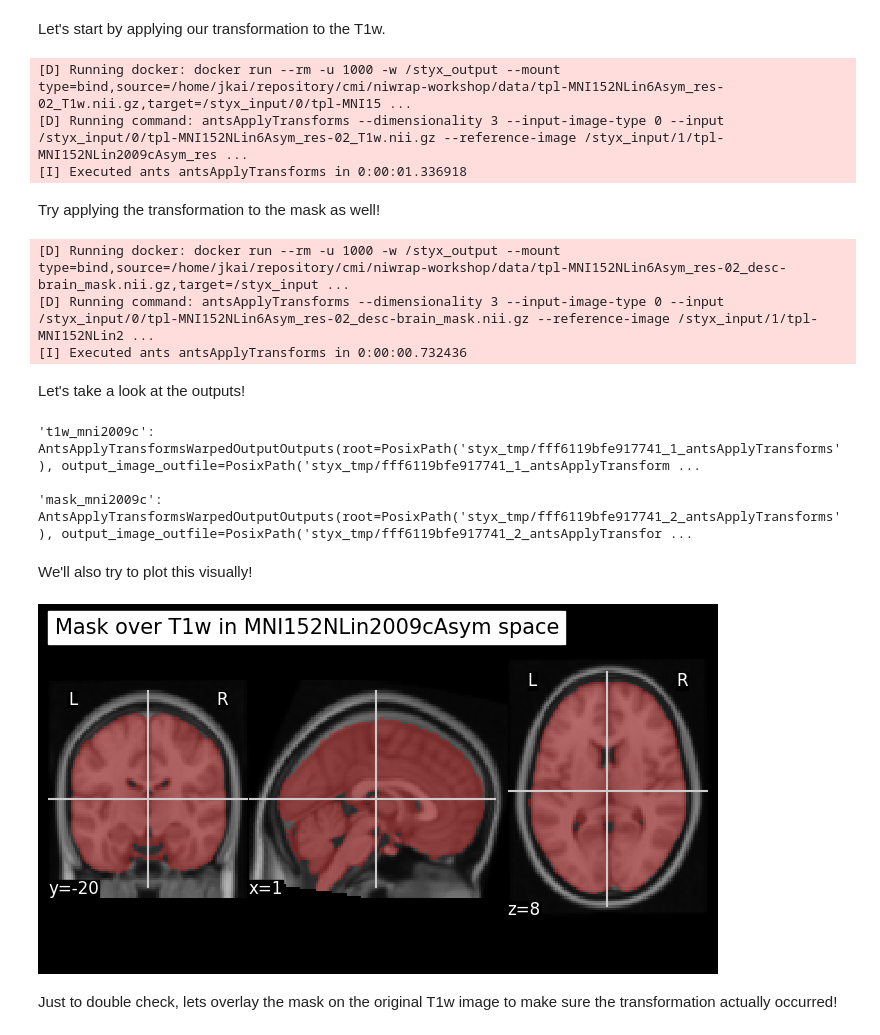
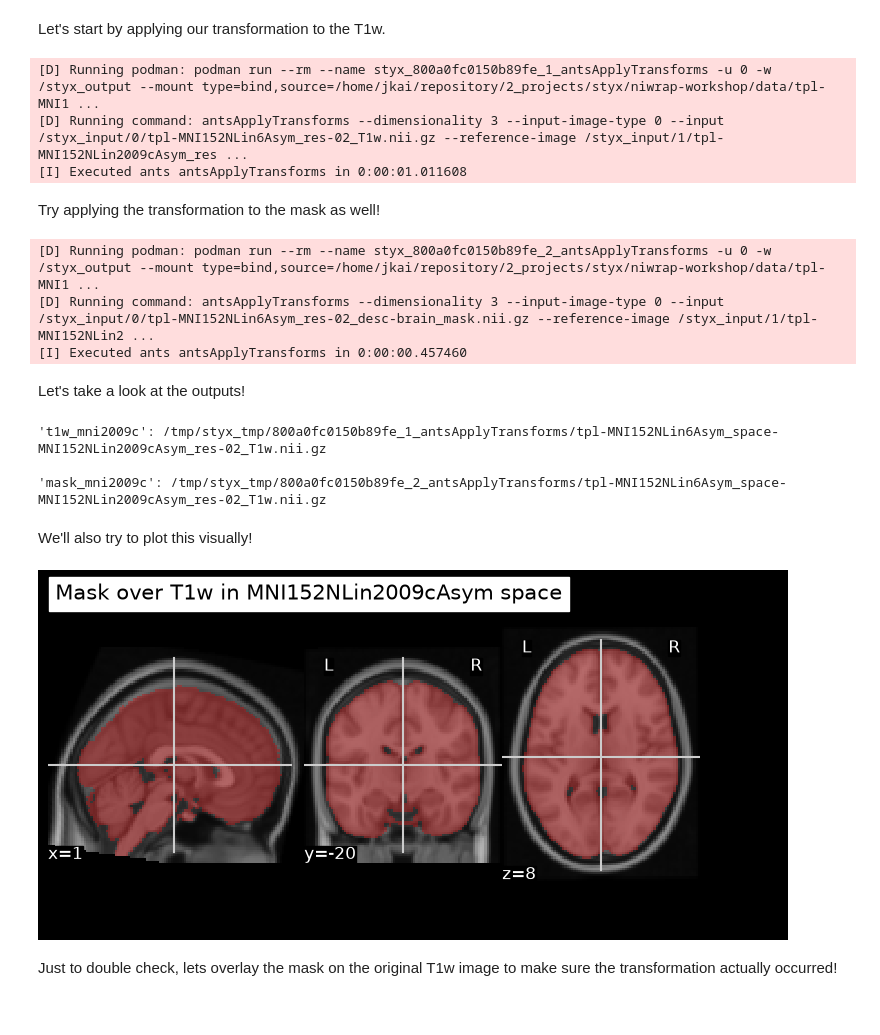
Before and after one commit to styx-api/niwrap-workshop, a Jupyter notebook: notebooks/Getting-Started-Solutions.ipynb, the cells around one changed output. Saved outputs shown, nothing was run; the diff lists cells and outputs as text; code cells hidden in the pictures.

```diff
--- a/notebooks/Getting-Started-Solutions.ipynb
+++ b/notebooks/Getting-Started-Solutions.ipynb
@@ -220,18 +196,22 @@ antsApplyTransforms \
   --transform ../data/tpl-MNI152NLin6Asym_from-MNI152NLin2009cAsym_mode-image_xfm.mat
 '''
 t1w_mni2009c = ants.ants_apply_transforms(
+    dimensionality=3,
+    input_image_type=0,
     input_image=t1w,
     reference_image=ref,
-    output=ants.ants_apply_transforms_warped_output_params("tpl-MNI152NLin6Asym_space-MNI152NLin2009cAsym_res-02_T1w.nii.gz"),
-    transform=[ants.ants_apply_transforms_transform_file_name_params(xfm)],
-    interpolation=ants.ants_apply_transforms_linear_params(),
-    dimensionality=3,
-    input_image_type=0,
+    output=ants.ants_apply_transforms_warped_output_params(
+        "tpl-MNI152NLin6Asym_space-MNI152NLin2009cAsym_res-02_T1w.nii.gz"
+    ),
+    interpolation="Linear",
+    transform=[
+        ants.ants_apply_transforms_transform_file_name_params(xfm)
+    ],
 )
 # %% [output]
-[D] Running docker: docker run --rm -u 1000 -w /styx_output --mount type=bind,source=/home/jkai/repository/cmi/niwrap-workshop/data/tpl-MNI152NLin6Asym_res-02_T1w.nii.gz,target=/styx_input/0/tpl-MNI15 ...
+[D] Running podman: podman run --rm --name styx_800a0fc0150b89fe_1_antsApplyTransforms -u 0 -w /styx_output --mount type=bind,source=/home/jkai/repository/2_projects/styx/niwrap-workshop/data/tpl-MNI1 ...
 [D] Running command: antsApplyTransforms --dimensionality 3 --input-image-type 0 --input /styx_input/0/tpl-MNI152NLin6Asym_res-02_T1w.nii.gz --reference-image /styx_input/1/tpl-MNI152NLin2009cAsym_res ...
-[I] Executed ants antsApplyTransforms in 0:00:01.336918
+[I] Executed ants antsApplyTransforms in 0:00:01.011608
 # %% [markdown]
 Try applying the transformation to the mask as well!
 # %%
@@ -246,44 +226,48 @@ antsApplyTransforms \
   --transform ../data/tpl-MNI152NLin6Asym_from-MNI152NLin2009cAsym_mode-image_xfm.mat
 '''
 mask_mni2009c = ants.ants_apply_transforms(
+    dimensionality=3,
+    input_image_type=0,
     input_image=mask,
     reference_image=ref,
-    output=ants.ants_apply_transforms_warped_output_params("tpl-MNI152NLin6Asym_space-MNI152NLin2009cAsym_res-02_T1w.nii.gz"),
-    transform=[ants.ants_apply_transforms_transform_file_name_params(xfm)],
-    interpolation=ants.ants_apply_transforms_nearest_neighbor_params(),
-    dimensionality=3,
-    input_image_type=0,
+    output=ants.ants_apply_transforms_warped_output_params(
+        "tpl-MNI152NLin6Asym_space-MNI152NLin2009cAsym_res-02_T1w.nii.gz"
+    ),
+    interpolation="NearestNeighbor",
+    transform=[
+        ants.ants_apply_transforms_transform_file_name_params(xfm)
+    ],
 )
 # %% [output]
-[D] Running docker: docker run --rm -u 1000 -w /styx_output --mount type=bind,source=/home/jkai/repository/cmi/niwrap-workshop/data/tpl-MNI152NLin6Asym_res-02_desc-brain_mask.nii.gz,target=/styx_input ...
+[D] Running podman: podman run --rm --name styx_800a0fc0150b89fe_2_antsApplyTransforms -u 0 -w /styx_output --mount type=bind,source=/home/jkai/repository/2_projects/styx/niwrap-workshop/data/tpl-MNI1 ...
 [D] Running command: antsApplyTransforms --dimensionality 3 --input-image-type 0 --input /styx_input/0/tpl-MNI152NLin6Asym_res-02_desc-brain_mask.nii.gz --reference-image /styx_input/1/tpl-MNI152NLin2 ...
-[I] Executed ants antsApplyTransforms in 0:00:00.732436
+[I] Executed ants antsApplyTransforms in 0:00:00.457460
 # %% [markdown]
 Let's take a look at the outputs!
 
 <!-- Look at folder and at variables -->
 # %%
-print(f"'t1w_mni2009c': {t1w_mni2009c.output}\n")
-print(f"'mask_mni2009c': {mask_mni2009c.output}")
+print(f"'t1w_mni2009c': {t1w_mni2009c.output_image_outfile}\n")
+print(f"'mask_mni2009c': {mask_mni2009c.output_image_outfile}")
 # %% [output]
-'t1w_mni2009c': AntsApplyTransformsWarpedOutputOutputs(root=PosixPath('styx_tmp/fff6119bfe917741_1_antsApplyTransforms'), output_image_outfile=PosixPath('styx_tmp/fff6119bfe917741_1_antsApplyTransform ...
+'t1w_mni2009c': /tmp/styx_tmp/800a0fc0150b89fe_1_antsApplyTransforms/tpl-MNI152NLin6Asym_space-MNI152NLin2009cAsym_res-02_T1w.nii.gz
 
-'mask_mni2009c': AntsApplyTransformsWarpedOutputOutputs(root=PosixPath('styx_tmp/fff6119bfe917741_2_antsApplyTransforms'), output_image_outfile=PosixPath('styx_tmp/fff6119bfe917741_2_antsApplyTransfor ...
+'mask_mni2009c': /tmp/styx_tmp/800a0fc0150b89fe_2_antsApplyTransforms/tpl-MNI152NLin6Asym_space-MNI152NLin2009cAsym_res-02_T1w.nii.gz
 # %% [markdown]
 We'll also try to plot this visually!
 # %%
 from nilearn import plotting
 
 plotting.plot_roi(
-    mask_mni2009c.output.output_image_outfile,
-    bg_img=t1w_mni2009c.output.output_image_outfile,
+    mask_mni2009c.output_image_outfile,
+    bg_img=t1w_mni2009c.output_image_outfile,
     alpha=0.3,
     cmap='autumn',
     title="Mask over T1w in MNI152NLin2009cAsym space"
 )
 plotting.show()
 # %% [output]
-[figure, old version]
+[figure, new version]
 # %% [markdown]
 Just to double check, lets overlay the mask on the original T1w image to make sure the
 transformation actually occurred!
```
Also changed, not shown: parts of 20 cells of this notebook, 1 other file.
